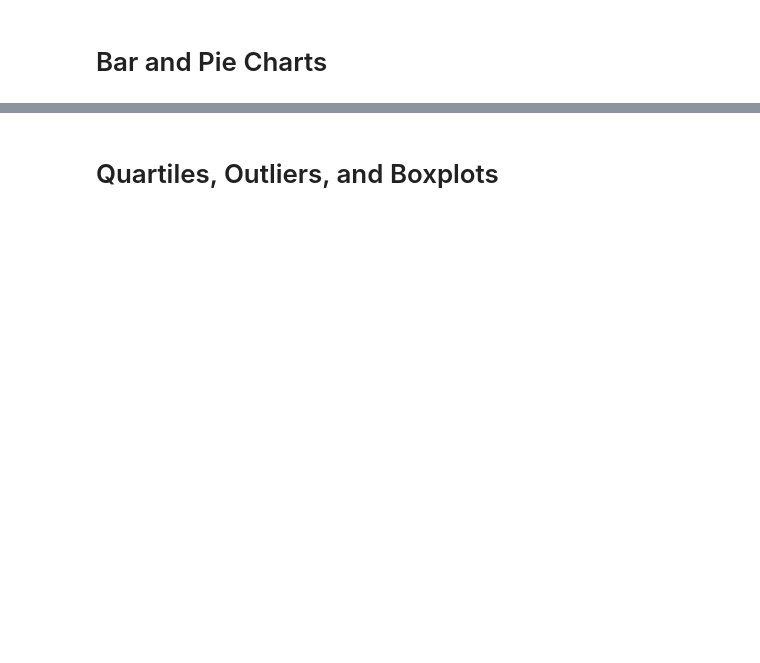
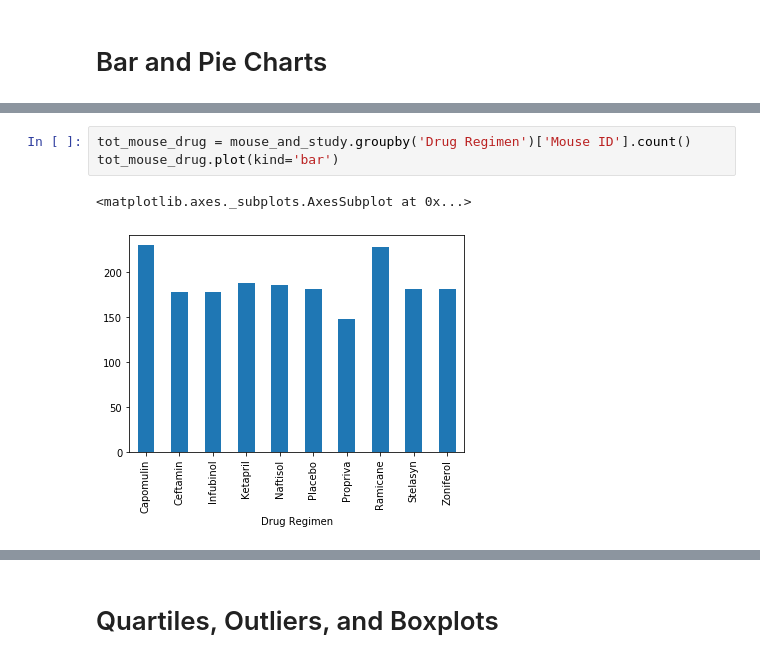
Before and after one commit to brianroberts778/Matplotlib_cancer_treatment_study, a Jupyter notebook: Pymaceuticals_Capomulin_Study.ipynb, the cells around one changed output, grey strips where cells are left out. Cells and saved outputs as stored; diff of their text form; blank space fills up the shorter version.

```diff
--- a/Pymaceuticals_Capomulin_Study.ipynb
+++ b/Pymaceuticals_Capomulin_Study.ipynb
@@ -124,2 +158,8 @@ group_drugs = pd.DataFrame(mouse_and_study.groupby(['Drug Regimen']).count()).re
+# %%
+tot_mouse_drug = mouse_and_study.groupby('Drug Regimen')['Mouse ID'].count()
+tot_mouse_drug.plot(kind='bar')
+# %% [output]
+<matplotlib.axes._subplots.AxesSubplot at 0x...>
+[figure, added]
 # %%
 # Generate a bar plot showing the total number of unique mice tested on each drug regimen using pyplot.
```
Also changed, not shown: parts of 12 cells of this notebook.
